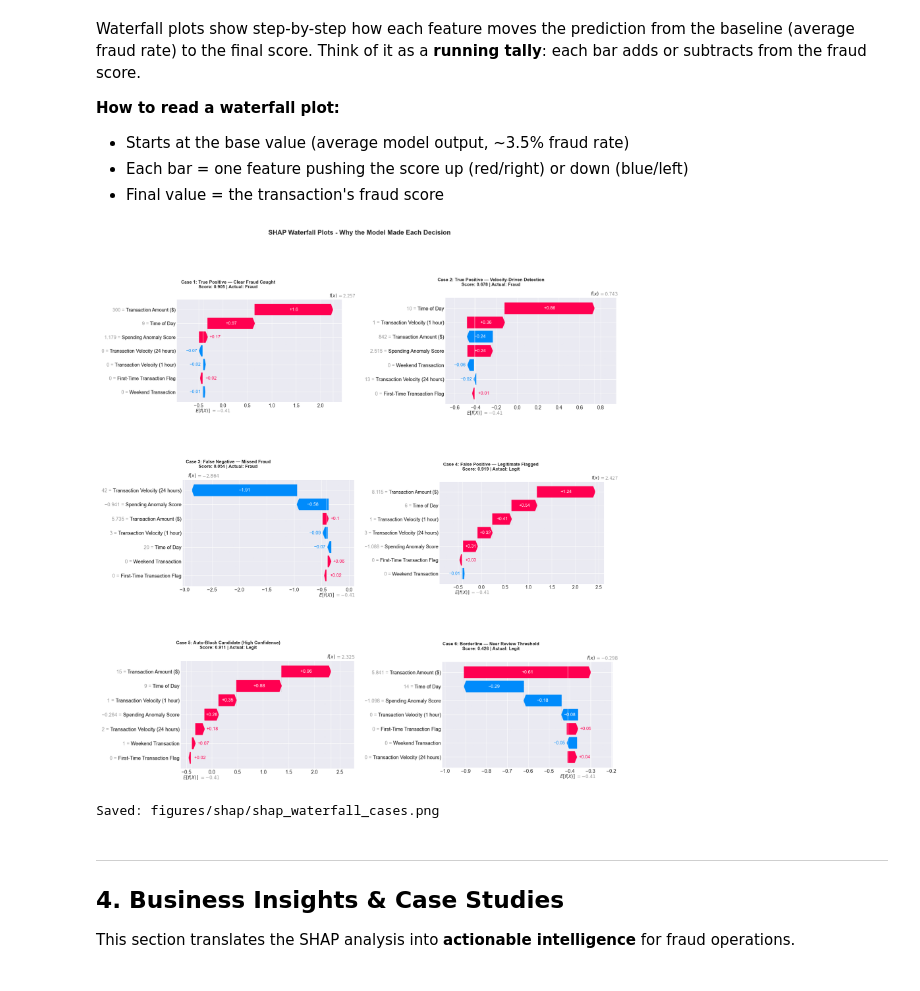
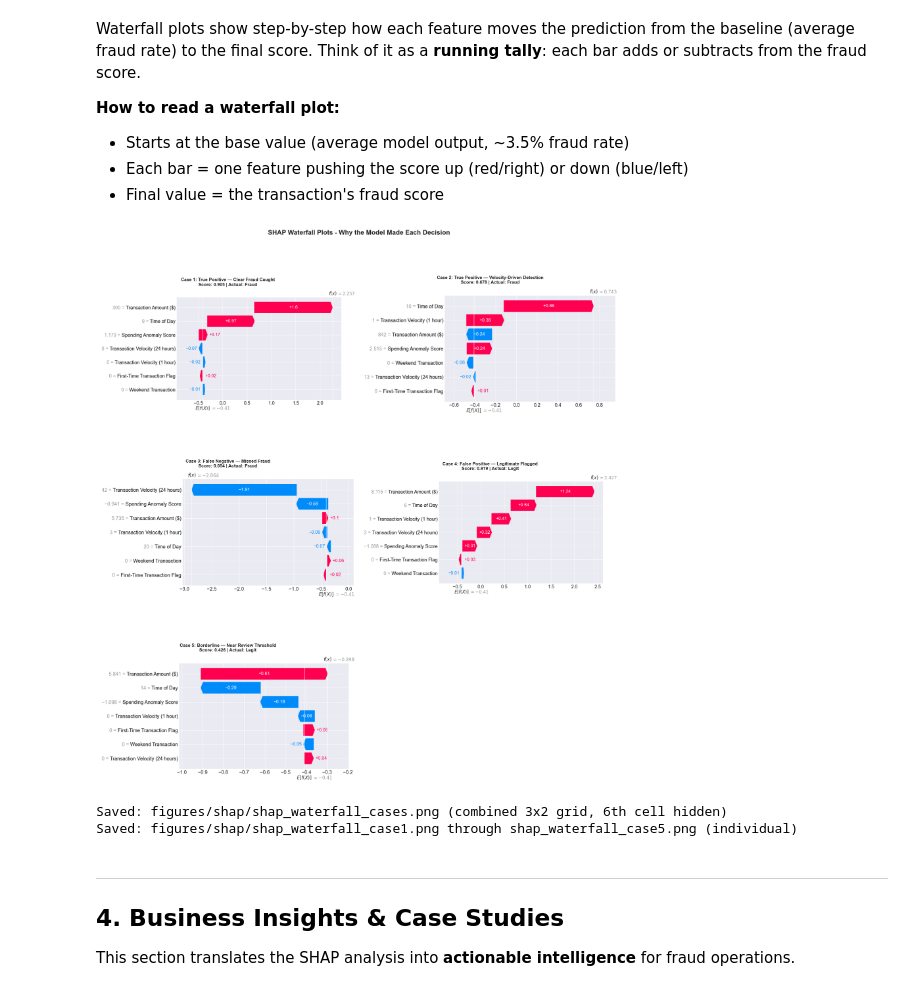
Before and after one commit to JuanCRuizA/Agent-Fraud-Sentinel, a Jupyter notebook: notebooks/modeling/04_shap_explainability.ipynb, the cells around one changed output. Cells and saved outputs as stored; diff of their text form; code cells hidden in the pictures.

```diff
--- a/notebooks/modeling/04_shap_explainability.ipynb
+++ b/notebooks/modeling/04_shap_explainability.ipynb
@@ -427,7 +426,7 @@ case_df['isFraud'] = y_test.values
 case_df['fraud_score'] = fraud_scores
 case_df['original_idx'] = case_df.index  # preserve test set index for SHAP lookup
 
-# Case 1: True Positive — clear fraud (high score, actual fraud)
+# Case 1: True Positive — clear fraud, auto-blocked (highest score among actual fraud)
 tp_clear = case_df[(case_df['isFraud'] == 1) & (case_df['fraud_score'] >= 0.80)]
 if len(tp_clear) > 0:
     case1_idx = tp_clear['fraud_score'].idxmax()  # highest scoring true fraud
@@ -463,33 +462,24 @@ if len(fp_cases) > 0:
 else:
     case4_idx = case_df[case_df['isFraud'] == 0]['fraud_score'].idxmax()
 
-# Case 5: Auto-block candidate (score >= 0.90)
-autoblock = case_df[case_df['fraud_score'] >= AUTO_BLOCK_THRESHOLD]
-if len(autoblock) > 0:
-    case5_idx = autoblock.iloc[0].name
-else:
-    # Fallback: highest scoring transaction
-    case5_idx = case_df['fraud_score'].idxmax()
-
-# Case 6: Borderline — near manual review threshold (score within +/- 0.05 of threshold)
+# Case 5: Borderline — near manual review threshold (score within +/- 0.05 of threshold)
 borderline = case_df[
     (case_df['fraud_score'] >= MANUAL_REVIEW_THRESHOLD - 0.05) &
     (case_df['fraud_score'] <= MANUAL_REVIEW_THRESHOLD + 0.05)
 ]
 if len(borderline) > 0:
     # Pick one near the threshold
-    case6_idx = borderline.iloc[len(borderline)//2].name
+    case5_idx = borderline.iloc[len(borderline)//2].name
 else:
-    case6_idx = (case_df['fraud_score'] - MANUAL_REVIEW_THRESHOLD).abs().idxmin()
+    case5_idx = (case_df['fraud_score'] - MANUAL_REVIEW_THRESHOLD).abs().idxmin()
 
-case_indices = [case1_idx, case2_idx, case3_idx, case4_idx, case5_idx, case6_idx]
+case_indices = [case1_idx, case2_idx, case3_idx, case4_idx, case5_idx]
 case_names = [
     'Case 1: True Positive — Clear Fraud Caught',
     'Case 2: True Positive — Velocity-Driven Detection',
     'Case 3: False Negative — Missed Fraud',
     'Case 4: False Positive — Legitimate Flagged',
-    'Case 5: Auto-Block Candidate (High Confidence)',
-    'Case 6: Borderline — Near Review Threshold'
+    'Case 5: Borderline — Near Review Threshold',
 ]
 
 # Print summary of selected cases
@@ -652,7 +641,7 @@ Waterfall plots show step-by-step how each feature moves the prediction from the
 # Fix: shap.plots.waterfall() may draw on the current active figure rather than
 # creating a new one, so plt.gcf() would return our main fig and close it.
 # Solution: save each waterfall to a temp file, then read and place in the grid.
-# Also saves individual PNGs (shap_waterfall_case1.png ... case6.png) for dashboard.
+# Also saves individual PNGs (shap_waterfall_case1.png ... case5.png) for dashboard.
 
 import tempfile, os
 import matplotlib.image as mpimg
@@ -673,38 +662,42 @@ for i, (case_name, idx) in enumerate(zip(case_names, case_indices)):
     # Save individual PNG for dashboard Case Study Explorer
     plt.savefig(FIGURES_PATH / f'shap_waterfall_case{i+1}.png', dpi=150, bbox_inches='tight')
     plt.close('all')
     temp_paths.append(tmp)
 
-# --- Pass 2: assemble the 3x2 grid figure ---
+# --- Pass 2: assemble the 3x2 grid figure (5 cases; 6th cell hidden) ---
 fig, axes = plt.subplots(3, 2, figsize=(18, 20))
 
 for i, (temp_path, case_name, idx) in enumerate(zip(temp_paths, case_names, case_indices)):
     pos = X_test.index.get_loc(idx)
     img = mpimg.imread(temp_path)
     ax = axes[i // 2, i % 2]
     ax.imshow(img)
     ax.axis('off')
     score = fraud_scores[pos]
     actual = 'Fraud' if y_test.iloc[pos] == 1 else 'Legit'
     short_name = case_name.split(' - ')[0] if ' - ' in case_name else case_name
     title = short_name + chr(10) + 'Score: ' + f'{score:.3f}' + ' | Actual: ' + actual
     ax.set_title(title, fontsize=11, fontweight='bold')
 
+# Hide the unused 6th cell in the 3x2 grid
+axes[2, 1].set_visible(False)
+
 # Clean up temp files
 for tmp in temp_paths:
     os.remove(tmp)
 
 fig.suptitle('SHAP Waterfall Plots - Why the Model Made Each Decision',
              fontsize=16, fontweight='bold', y=1.01)
 fig.tight_layout()
 fig.savefig(FIGURES_PATH / 'shap_waterfall_cases.png', dpi=150, bbox_inches='tight')
 plt.show()
 
-print('Saved: figures/shap/shap_waterfall_cases.png (combined 3x2 grid)')
-print('Saved: figures/shap/shap_waterfall_case1.png through shap_waterfall_case6.png (individual)')
+print('Saved: figures/shap/shap_waterfall_cases.png (combined 3x2 grid, 6th cell hidden)')
+print('Saved: figures/shap/shap_waterfall_case1.png through shap_waterfall_case5.png (individual)')
 # %% [output]
-[figure, old version]
+[figure, new version]
-Saved: figures/shap/shap_waterfall_cases.png
+Saved: figures/shap/shap_waterfall_cases.png (combined 3x2 grid, 6th cell hidden)
+Saved: figures/shap/shap_waterfall_case1.png through shap_waterfall_case5.png (individual)
 # %% [markdown]
 ---
 
```
Also changed, not shown: parts of 5 cells of this notebook, 13 other files.
